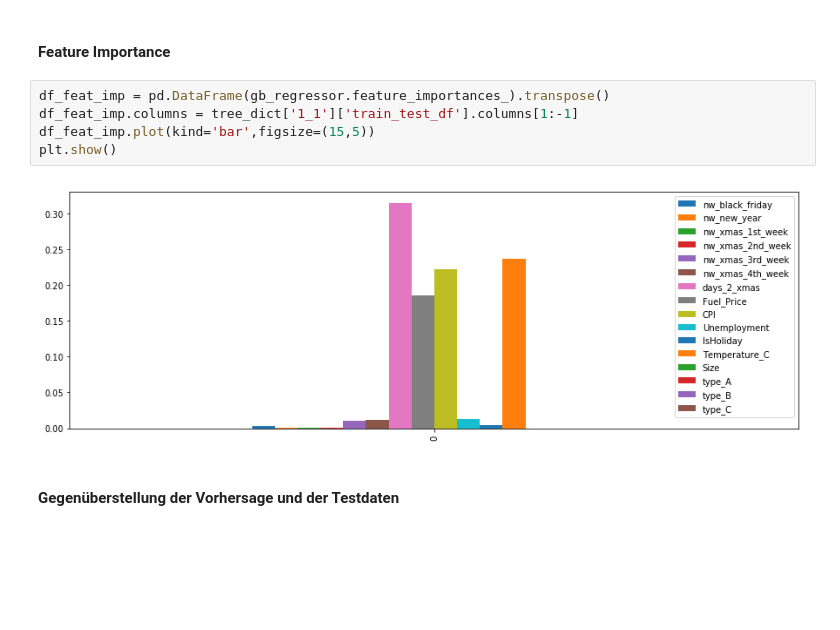
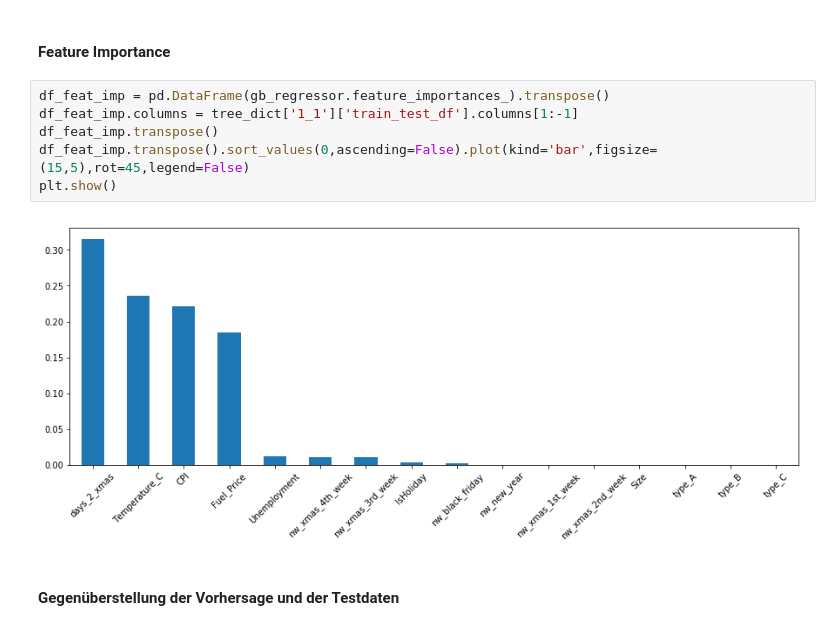
Before and after one commit to ben-haussner/data-mining-assignment, a Jupyter notebook: walmart_xmas_final_assignment.ipynb, the cells around one changed output. Saved outputs shown, nothing was run; the diff lists cells and outputs as text; blank space fills up the shorter version.

```diff
--- a/walmart_xmas_final_assignment.ipynb
+++ b/walmart_xmas_final_assignment.ipynb
@@ -1268,10 +1277,11 @@ array([30355.3007292])
 # %%
 df_feat_imp = pd.DataFrame(gb_regressor.feature_importances_).transpose()
 df_feat_imp.columns = tree_dict['1_1']['train_test_df'].columns[1:-1]
-df_feat_imp.plot(kind='bar',figsize=(15,5))
+df_feat_imp.transpose()
+df_feat_imp.transpose().sort_values(0,ascending=False).plot(kind='bar',figsize=(15,5),rot=45,legend=False)
 plt.show()
 # %% [output]
-[figure, old version]
+[figure, new version]
 # %% [markdown]
 #### Gegenüberstellung der Vorhersage und der Testdaten
 # %%
```
Also changed, not shown: parts of 18 cells of this notebook.
